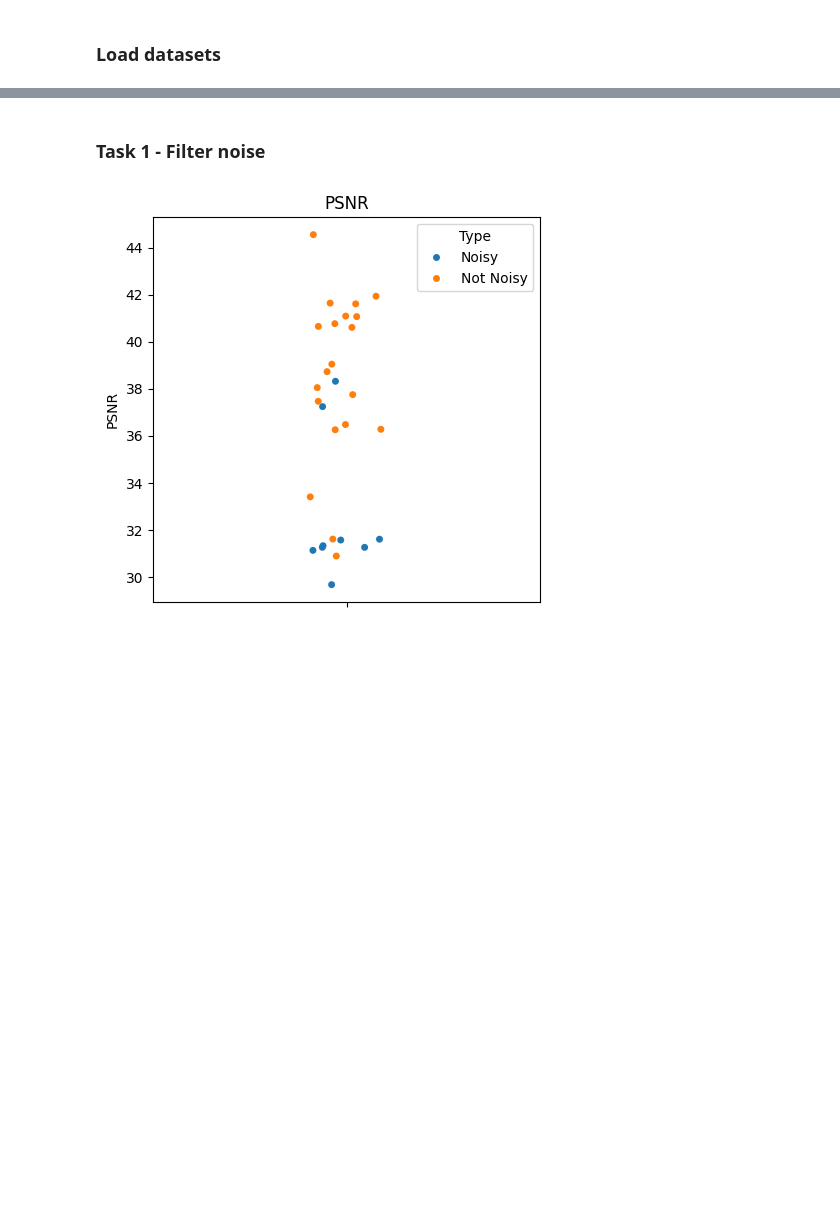
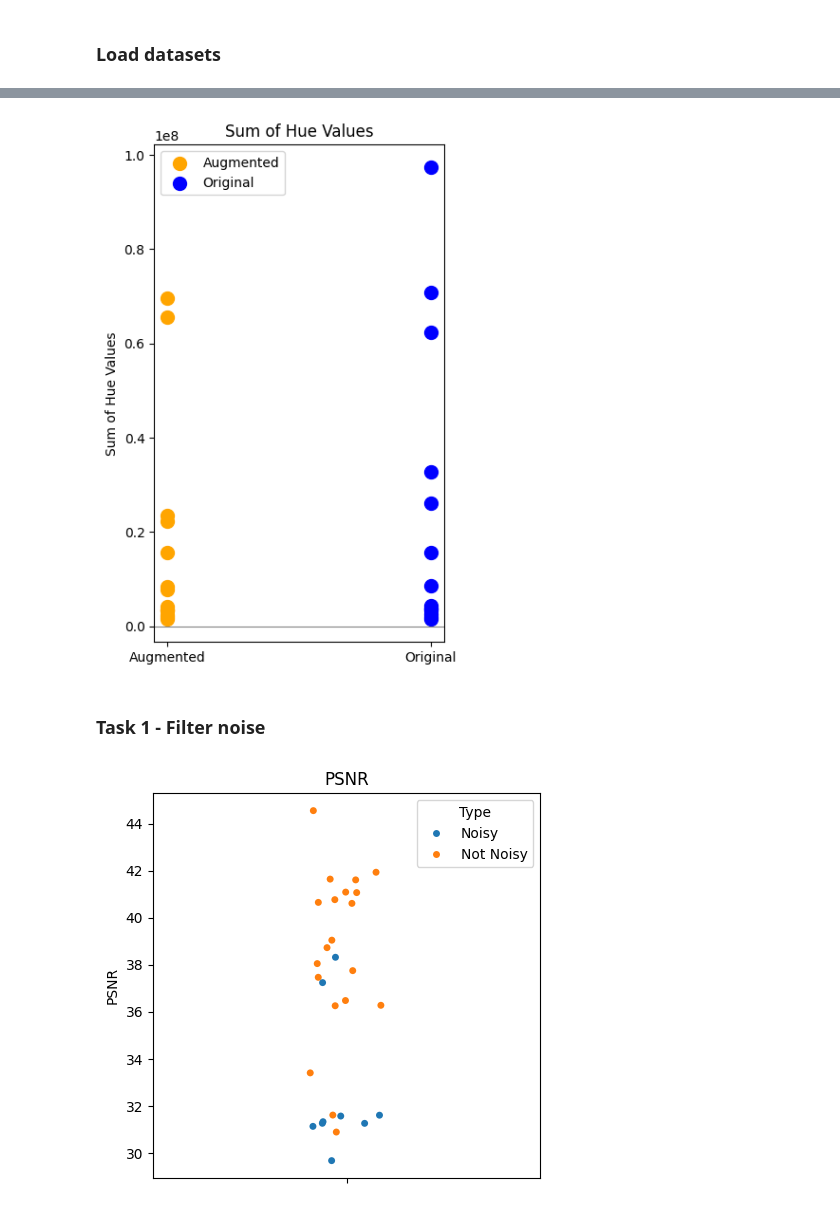
Before and after one commit to MCV-2024-C1-Project/Team5, a Jupyter notebook: week3/week3.ipynb, the cells around one changed output, grey strips where cells are left out. Saved outputs shown, nothing was run; the diff lists cells and outputs as text; code cells hidden in the pictures; blank space fills up the shorter version.

```diff
--- a/week3/week3.ipynb
+++ b/week3/week3.ipynb
@@ -24,11 +30,13 @@ from src.consts import DescriptorType
 DATA_DIRECTORY = '../data'
 
 params = {
-    'colorspace': ColorSpace.CieLab,
+    'colorspace': ColorSpace.HSV,
     'intervals': [7, 7, 7],
-    'rows': 12,
-    'columns': 12,
+    'rows': 1,
+    'columns': 1,
     'channels': [[0], [1], [2]]
 }
 
 # BDDataset = ImageDataset(f'{DATA_DIRECTORY}/BBDD', DescriptorType.Block, params)
+QSD1_W3_noise = ImageDataset(f'{DATA_DIRECTORY}/qsd1_w3', DescriptorType.Block, params)
+QSD1_W3_non_augmented = ImageDataset(f'{DATA_DIRECTORY}/qsd1_w3/non_augmented', DescriptorType.Block, params)
@@ -35,2 +45,78 @@ params = {
+# %%
+# Read the ground truth pickle file
+with open(f'{DATA_DIRECTORY}/qsd1_w3/augmentations.pkl', 'rb') as f:
+    augmentations = pickle.load(f)
+
+hue_changed = [0,2,3,7,9,12,13,14,15,17,19,25,26,28]  # List of all hue-modified images [0,2,3,7,9,12,13,14,15,17,19,25,26,28]
+sum_hue_aug = []
+sum_hue_org = []
+
+# Iterar sobre cada índice de las imágenes modificadas por Hue
+for idx in hue_changed:
+    img_augmented = QSD1_W3_noise[idx].descriptors.image
+    img_original = QSD1_W3_non_augmented[idx].descriptors.image
+
+    # Extraer el canal Hue
+    hue_augmented, _, _ = cv2.split(img_augmented)
+    hue_org, _, _ = cv2.split(img_original)
+
+    # Calcular la diferencia
+    diff = hue_augmented - hue_org
+
+    '''# Crear una figura con tres subplots
+    fig, axs = plt.subplots(1, 3, figsize=(18, 6))
+
+    # Subplot 1: Imagen con el canal Hue modificado
+    im1 = axs[0].imshow(hue_augmented, cmap='gray', vmin=0, vmax=255)
+    axs[0].set_title('Hue Augmented')
+    axs[0].axis('off')
+    cbar1 = fig.colorbar(im1, ax=axs[0])
+    cbar1.set_label('Hue Value (0-255)')
+
+    # Subplot 2: Imagen original con el canal Hue
+    im2 = axs[1].imshow(hue_org, cmap='gray', vmin=0, vmax=255)
+    axs[1].set_title('Hue Original')
+    axs[1].axis('off')
+    cbar2 = fig.colorbar(im2, ax=axs[1])
+    cbar2.set_label('Hue Value (0-255)')
+
+    # Subplot 3: Diferencia entre los canales Hue
+    im3 = axs[2].imshow(diff, cmap='gray', vmin=-255, vmax=255)
+    axs[2].set_title('Hue Difference')
+    axs[2].axis('off')
+    cbar3 = fig.colorbar(im3, ax=axs[2])
+    cbar3.set_label('Difference Value')
+
+    plt.tight_layout()
+    plt.show()'''
+
+    # Sumar los valores del canal Hue
+    sum_hue_aug.append(np.sum(hue_augmented))
+    sum_hue_org.append(np.sum(hue_org))
+
+# Crear una figura para el gráfico de dispersión
+plt.figure(figsize=(4, 6))
+
+# Crear las posiciones X para el gráfico
+x_augmented = [0] * len(sum_hue_aug)  # Todas las posiciones en X para augmented son 0
+x_original = [1] * len(sum_hue_org)    # Todas las posiciones en X para original son 1
+
+# Graficar los puntos para las imágenes aumentadas
+plt.scatter(x_augmented, sum_hue_aug, color='orange', label='Augmented', s=100)  # Tamaño de los puntos
+# Graficar los puntos para las imágenes originales
+plt.scatter(x_original, sum_hue_org, color='blue', label='Original', s=100)  # Tamaño de los puntos
+
+# Añadir etiquetas y título
+plt.title('Sum of Hue Values')
+plt.ylabel('Sum of Hue Values')
+plt.xticks([0, 1], ['Augmented', 'Original'])  # Etiquetas del eje x para las categorías
+plt.axhline(0, color='grey', lw=0.8)  # Línea horizontal en y=0
+plt.legend()
+
+# Mostrar el gráfico
+plt.tight_layout()
+plt.show()
+# %% [output]
+[figure, added]
 # %% [markdown]
 ### Task 1 - Filter noise
```
Also changed, not shown: parts of 5 cells of this notebook.
